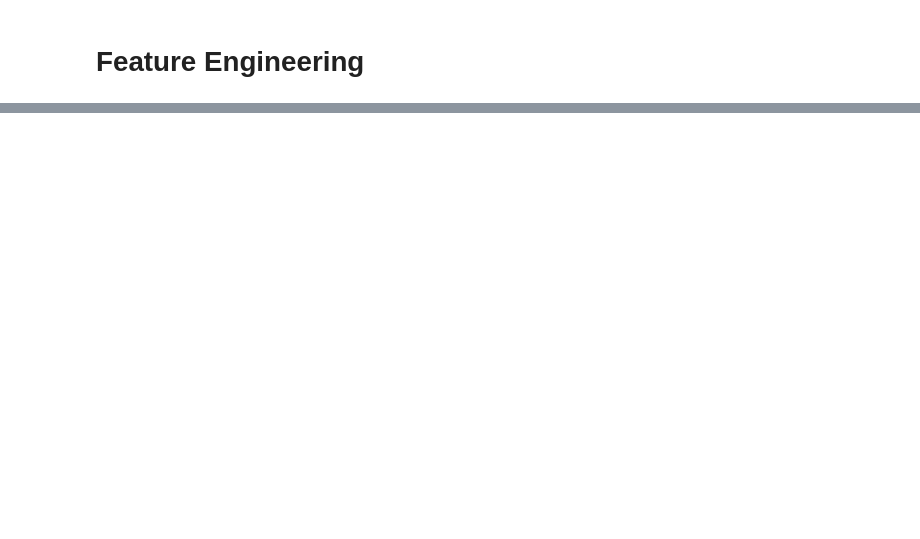
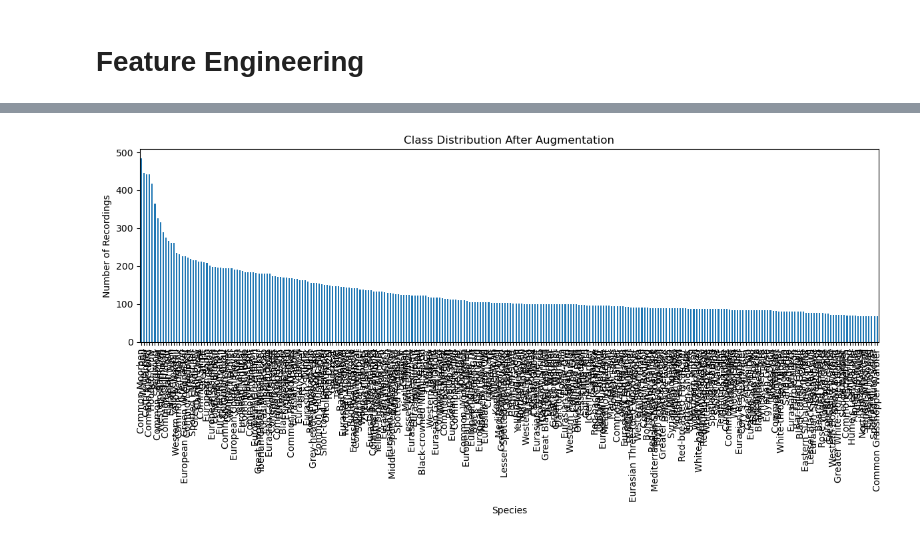
Before and after one commit to Davee02/HSLU.DSPRO1.BirdDetection, a Jupyter notebook: notebooks/05-feature-engineering.ipynb, the cells around one changed output, grey strips where cells are left out. Cells and saved outputs as stored; diff of their text form; code cells hidden in the pictures; blank space fills up the shorter version.

```diff
--- a/notebooks/05-feature-engineering.ipynb
+++ b/notebooks/05-feature-engineering.ipynb
@@ -151,0 +246,17 @@ Log-Mel spectrogram generation with augmentations complete.
+# %%
+# Convert the counts dictionary to a pandas Series
+species_counts_after_aug_series = pd.Series(species_counts_after_aug)
+
+# Sort the Series by counts in descending order
+species_counts_after_aug_series = species_counts_after_aug_series.sort_values(ascending=False)
+
+# Plotting the class distribution after augmentation
+plt.figure(figsize=(12, 6))
+species_counts_after_aug_series.plot(kind='bar')
+plt.title('Class Distribution After Augmentation')
+plt.xlabel('Species')
+plt.ylabel('Number of Recordings')
+plt.tight_layout()
+plt.show()
+# %% [output]
+[figure, added]
```
Also changed, not shown: parts of 5 cells of this notebook.
